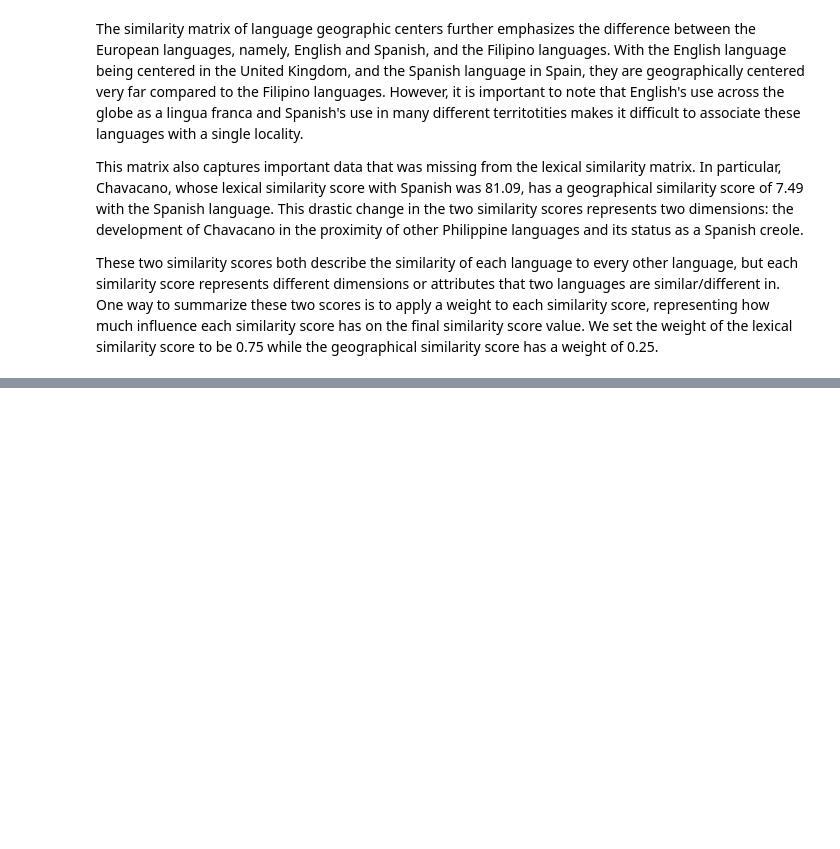
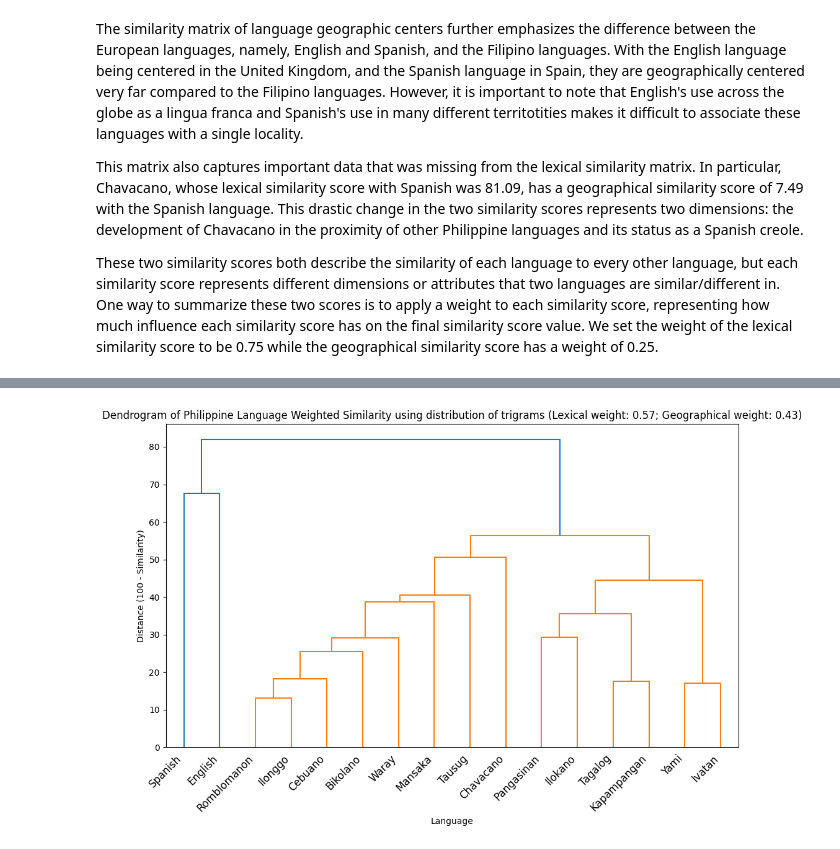
Before and after one commit to xandreiAThome/philippine-language-clustering, a Jupyter notebook: geographical-clustering.ipynb, the cells around one changed output, grey strips where cells are left out. Cells and saved outputs as stored; diff of their text form; code cells hidden in the pictures; blank space fills up the shorter version.

```diff
--- a/geographical-clustering.ipynb
+++ b/geographical-clustering.ipynb
@@ -116,0 +177,24 @@ plt.show()
+# %%
+# Convert similarity to distance
+# Assuming 100% similarity means 0 distance
+distance_matrix = 100 - weighted_sim_matrix_2
+
+# Convert the distance matrix to a condensed distance matrix required by linkage
+condensed_distance_matrix = squareform(distance_matrix)
+
+linked = linkage(condensed_distance_matrix, 'weighted')
+
+plt.figure(figsize=(10, 7))
+dendrogram(linked,
+           orientation='top',
+           labels=languages,
+           distance_sort='descending',
+           show_leaf_counts=True)
+plt.title(f'Dendrogram of Philippine Language Weighted Similarity using distribution of trigrams (Lexical weight: {percent_cos:.2f}; Geographical weight: {(1 - percent_cos):.2f})')
+plt.xlabel('Language')
+plt.ylabel('Distance (100 - Similarity)')
+plt.xticks(rotation=45, ha='right')
+plt.tight_layout()
+plt.show()
+# %% [output]
+[figure, added]
```
Also changed, not shown: parts of 5 cells of this notebook, 3 other files.
